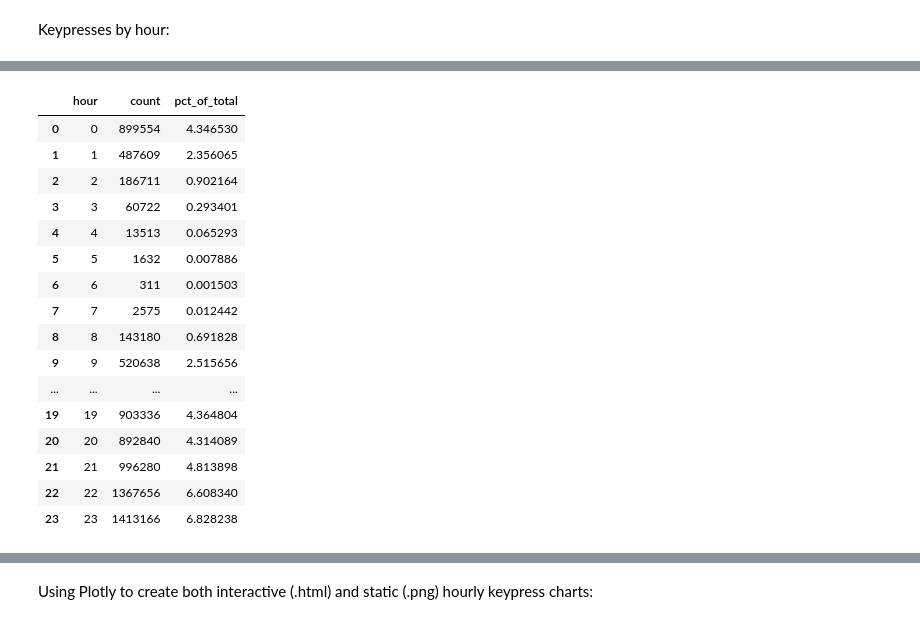
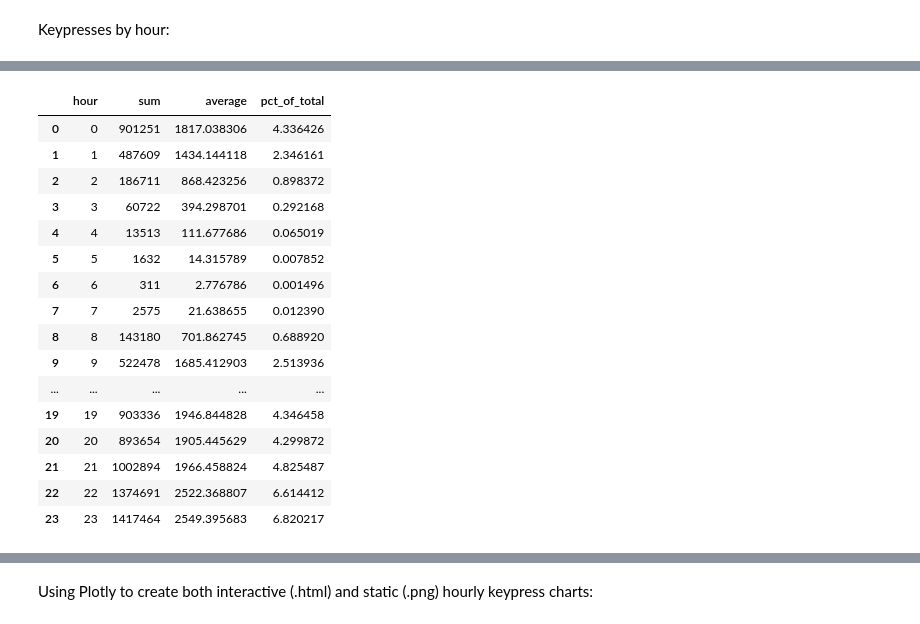
Before and after one commit to kburchfiel/fitbit_steps_and_whatpulse_keypresses_comparison, a Jupyter notebook: whatpulse_viewer_v2.ipynb, the cells around one changed output, grey strips where cells are left out. Saved outputs shown, nothing was run; the diff lists cells and outputs as text; code cells hidden in the pictures.

```diff
--- a/whatpulse_viewer_v2.ipynb
+++ b/whatpulse_viewer_v2.ipynb
@@ -648,6 +644,7 @@ for db_path in database_paths_list:
     hourly_keypress_db_list.append(generate_hourly_keypress_totals(database_path = db_path))
 
 df_hourly_keypresses = pd.concat([df for df in hourly_keypress_db_list]).reset_index(drop=True)
+df_hourly_keypresses.sort_values(by=['day', 'hour'], inplace = True)
 df_hourly_keypresses
 # %% [output]
 |  | day | hour | count |
@@ -684,2 +701,6 @@ df_hourly_keypresses.sort_values('count', ascending = False)
 # %% [markdown]
 Keypresses by hour:
+# %%
+df_hourly_avg_pivot = df_hourly_keypresses.pivot_table(index = 'hour', values = 'count', aggfunc = 'mean').reset_index()
+df_hourly_avg_pivot.rename(columns={'count':'average'},inplace=True)
+df_hourly_avg_pivot
@@ -686,26 +725,28 @@ Keypresses by hour:
 # %%
 df_hourly_pivot = df_hourly_keypresses.pivot_table(index = 'hour', values = 'count', aggfunc = 'sum').reset_index()
-total_keypresses = df_hourly_pivot['count'].sum()
-df_hourly_pivot['pct_of_total'] = 100* df_hourly_pivot['count'] / total_keypresses
+df_hourly_pivot.rename(columns={'count':'sum'},inplace=True)
+df_hourly_pivot = df_hourly_pivot.merge(df_hourly_avg_pivot, on = 'hour')
+total_keypresses = df_hourly_pivot['sum'].sum()
+df_hourly_pivot['pct_of_total'] = 100* df_hourly_pivot['sum'] / total_keypresses
 df_hourly_pivot
 # %% [output]
-|  | hour | count | pct_of_total |
-| 0 | 0 | 899554 | 4.346530 |
-| 1 | 1 | 487609 | 2.356065 |
-| 2 | 2 | 186711 | 0.902164 |
-| 3 | 3 | 60722 | 0.293401 |
-| 4 | 4 | 13513 | 0.065293 |
-| 5 | 5 | 1632 | 0.007886 |
-| 6 | 6 | 311 | 0.001503 |
-| 7 | 7 | 2575 | 0.012442 |
-| 8 | 8 | 143180 | 0.691828 |
-| 9 | 9 | 520638 | 2.515656 |
-| ... | ... | ... | ... |
-| 19 | 19 | 903336 | 4.364804 |
-| 20 | 20 | 892840 | 4.314089 |
-| 21 | 21 | 996280 | 4.813898 |
-| 22 | 22 | 1367656 | 6.608340 |
-| 23 | 23 | 1413166 | 6.828238 |
+|  | hour | sum | average | pct_of_total |
+| 0 | 0 | 901251 | 1817.038306 | 4.336426 |
+| 1 | 1 | 487609 | 1434.144118 | 2.346161 |
+| 2 | 2 | 186711 | 868.423256 | 0.898372 |
+| 3 | 3 | 60722 | 394.298701 | 0.292168 |
+| 4 | 4 | 13513 | 111.677686 | 0.065019 |
+| 5 | 5 | 1632 | 14.315789 | 0.007852 |
+| 6 | 6 | 311 | 2.776786 | 0.001496 |
+| 7 | 7 | 2575 | 21.638655 | 0.012390 |
+| 8 | 8 | 143180 | 701.862745 | 0.688920 |
+| 9 | 9 | 522478 | 1685.412903 | 2.513936 |
+| ... | ... | ... | ... | ... |
+| 19 | 19 | 903336 | 1946.844828 | 4.346458 |
+| 20 | 20 | 893654 | 1905.445629 | 4.299872 |
+| 21 | 21 | 1002894 | 1966.458824 | 4.825487 |
+| 22 | 22 | 1374691 | 2522.368807 | 6.614412 |
+| 23 | 23 | 1417464 | 2549.395683 | 6.820217 |
 # %%
 sum(df_hourly_pivot['pct_of_total']) # Making sure the percentages were calculated correctly (they should add up to 100%)
 # %% [output]
```
Also changed, not shown: parts of 38 cells of this notebook, 10 other files.
